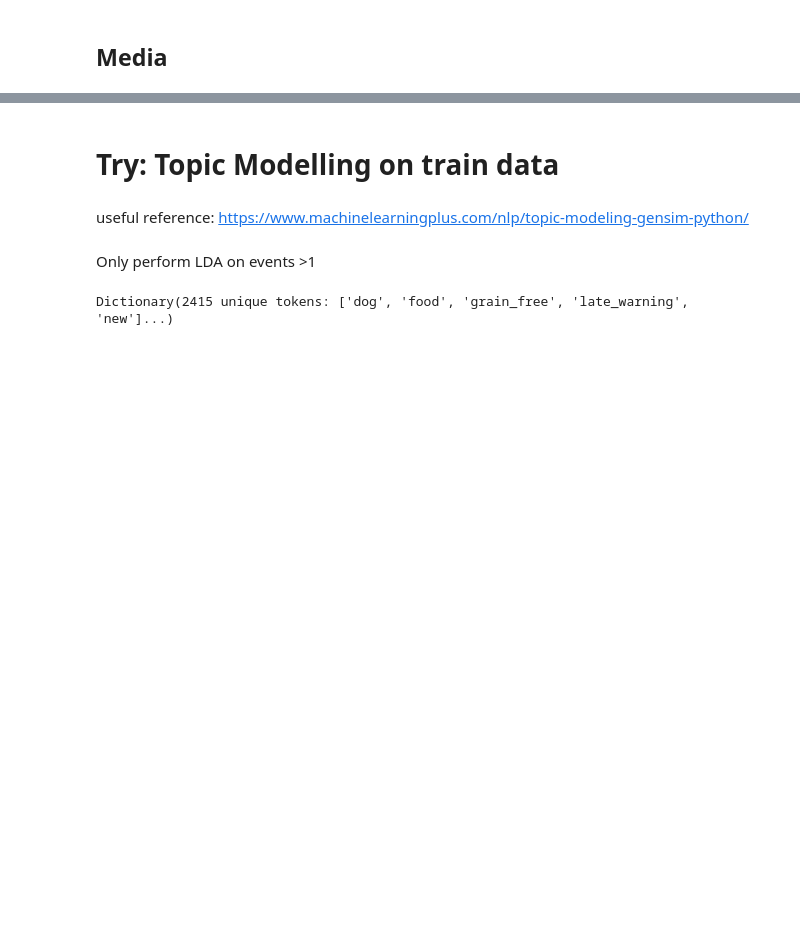
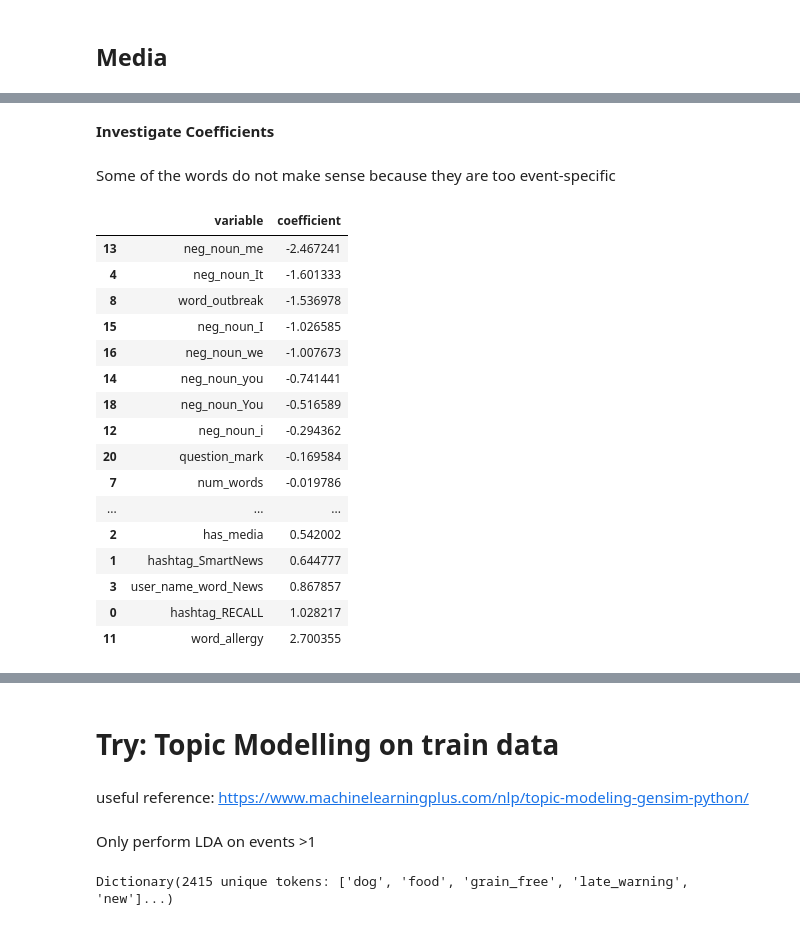
Before and after one commit to shiwang0211/future_food_challenge, a Jupyter notebook: Data Exploration.ipynb, the cells around one changed output, grey strips where cells are left out. Saved outputs shown, nothing was run; the diff lists cells and outputs as text; code cells hidden in the pictures; blank space fills up the shorter version.

```diff
--- a/Data Exploration.ipynb
+++ b/Data Exploration.ipynb
@@ -709,0 +932,25 @@ Name: medias, dtype: int64
+# %% [markdown]
+**Investigate Coefficients**
+# %% [markdown]
+Some of the words do not make sense because they are too event-specific
+# %%
+coef_df = pd.DataFrame({'variable':features_, 'coefficient':lr_.coef_[0]})
+coef_df.sort_values(by = 'coefficient').head(20)
+# %% [output]
+|  | variable | coefficient |
+| 13 | neg_noun_me | -2.467241 |
+| 4 | neg_noun_It | -1.601333 |
+| 8 | word_outbreak | -1.536978 |
+| 15 | neg_noun_I | -1.026585 |
+| 16 | neg_noun_we | -1.007673 |
+| 14 | neg_noun_you | -0.741441 |
+| 18 | neg_noun_You | -0.516589 |
+| 12 | neg_noun_i | -0.294362 |
+| 20 | question_mark | -0.169584 |
+| 7 | num_words | -0.019786 |
+| ... | ... | ... |
+| 2 | has_media | 0.542002 |
+| 1 | hashtag_SmartNews | 0.644777 |
+| 3 | user_name_word_News | 0.867857 |
+| 0 | hashtag_RECALL | 1.028217 |
+| 11 | word_allergy | 2.700355 |
```
Also changed, not shown: parts of 67 cells of this notebook.
